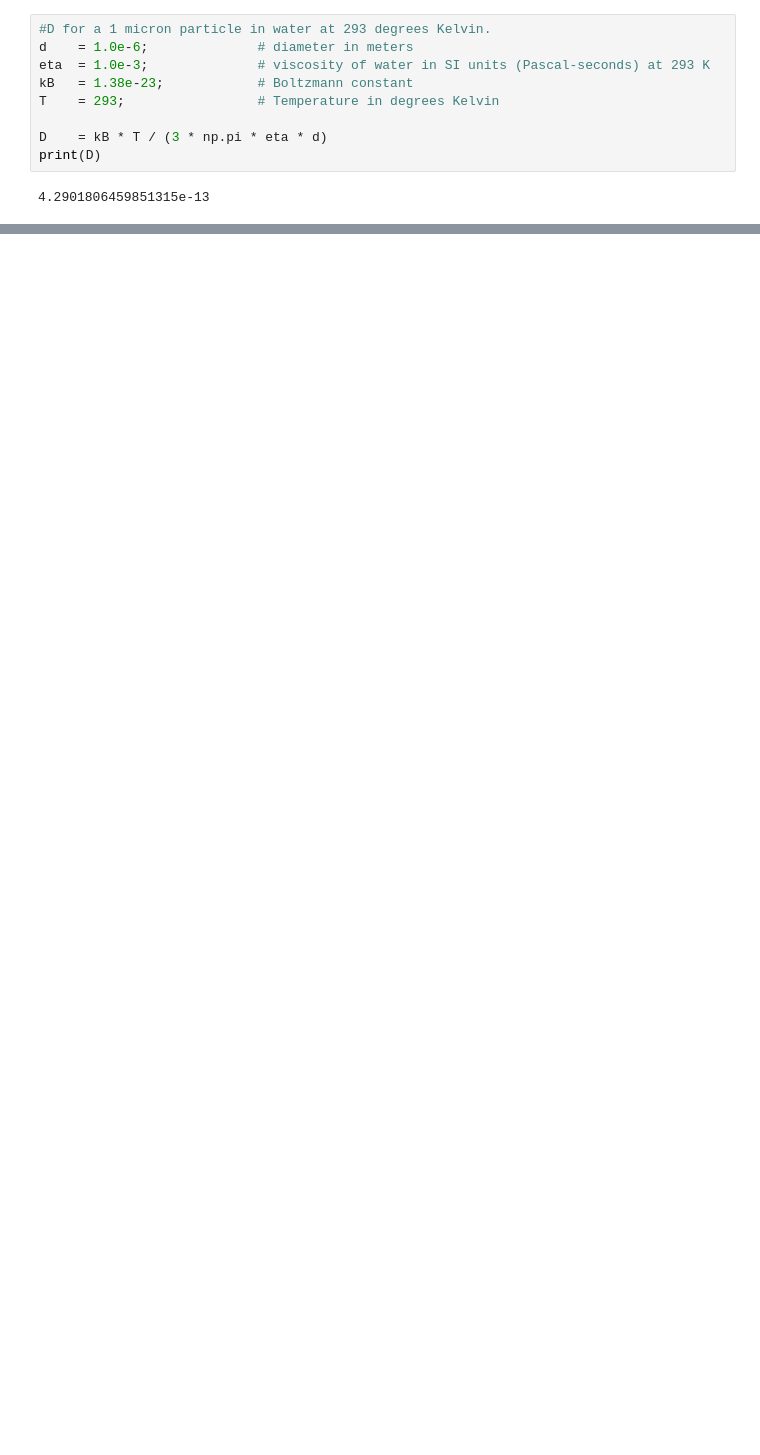
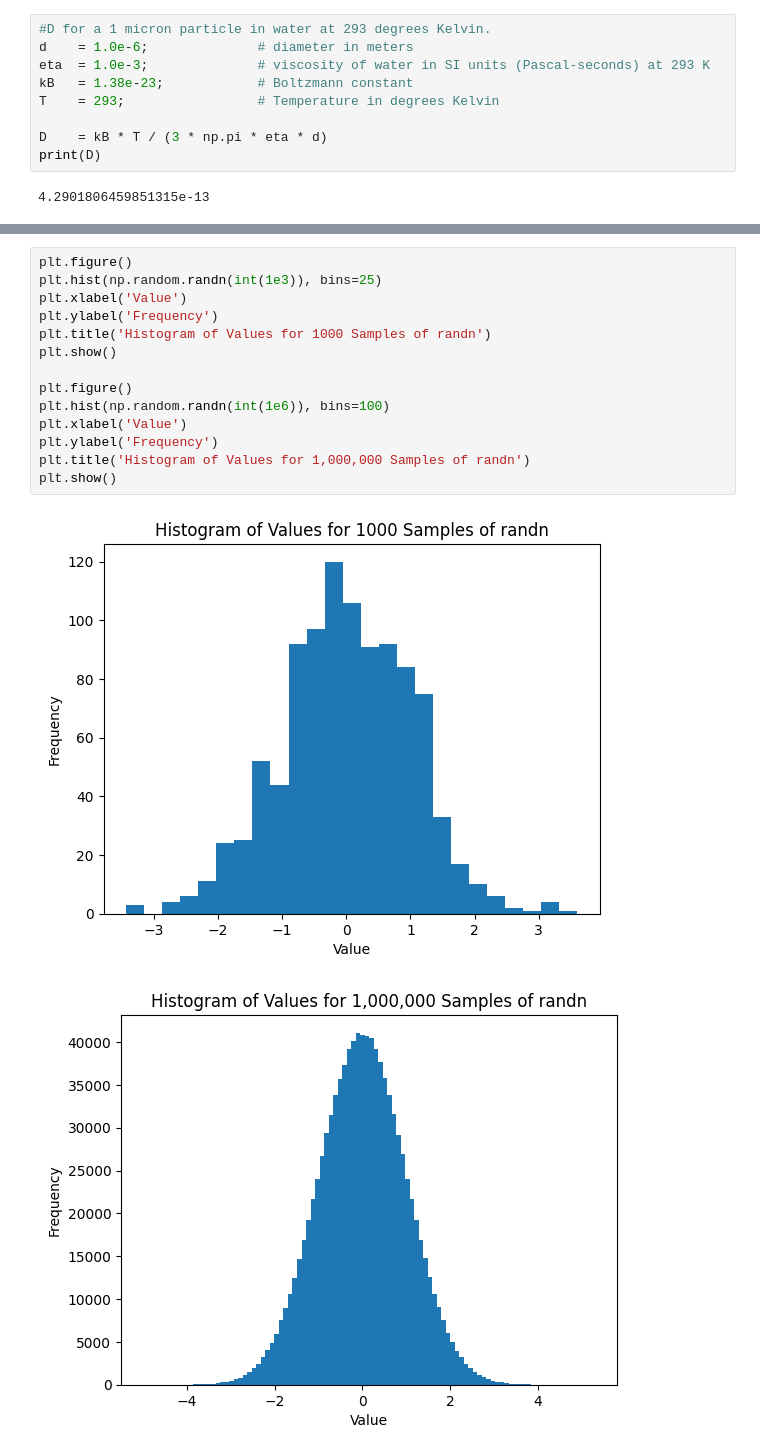
Before and after one commit to berkeley-physics111b/BMC, a Jupyter notebook: brownian_simulation.ipynb, the cells around one changed output, grey strips where cells are left out. Saved outputs shown, nothing was run; the diff lists cells and outputs as text; blank space fills up the shorter version.

```diff
--- a/brownian_simulation.ipynb
+++ b/brownian_simulation.ipynb
@@ -185,0 +316,17 @@ ValueError: x and y must have same first dimension, but have shapes (490,) and (
+# %%
+plt.figure()
+plt.hist(np.random.randn(int(1e3)), bins=25)
+plt.xlabel('Value')
+plt.ylabel('Frequency')
+plt.title('Histogram of Values for 1000 Samples of randn')
+plt.show()
+
+plt.figure()
+plt.hist(np.random.randn(int(1e6)), bins=100)
+plt.xlabel('Value')
+plt.ylabel('Frequency')
+plt.title('Histogram of Values for 1,000,000 Samples of randn')
+plt.show()
+# %% [output]
+[figure, added]
+[figure, added]
```
Also changed, not shown: parts of 48 cells of this notebook.
